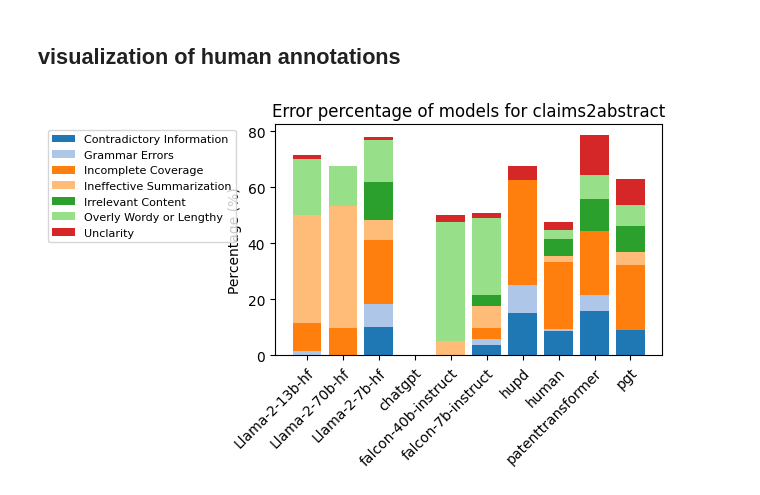
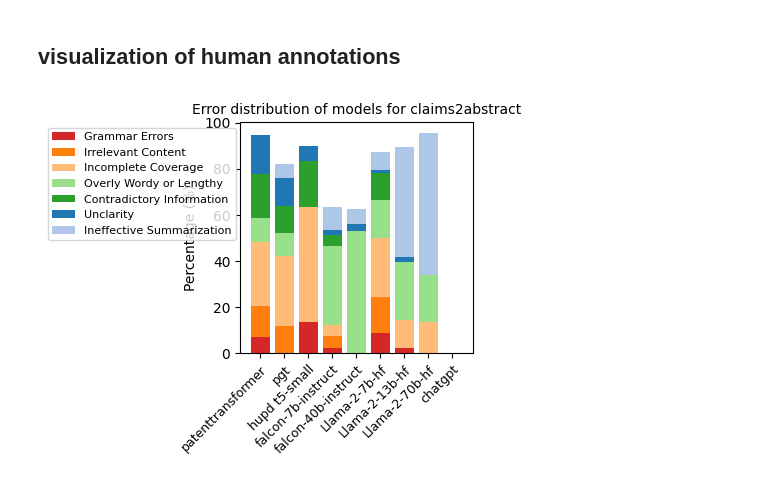
Before and after one commit to ZoeYou/PatentEval, a Jupyter notebook: human_eval/analysis_c2a.ipynb, the cells around one changed output. Drawn from its saved outputs; the diff is of its cells as text; code cells hidden in the pictures.

```diff
--- a/human_eval/analysis_c2a.ipynb
+++ b/human_eval/analysis_c2a.ipynb
@@ -86,12 +85,13 @@ for annot in annotated_data:
 # %%
 from collections import defaultdict
 
-# get all error types from annotations, and initialize the frequency of each error to 0
-default_errors = []
-for annotation in annotations:
-    for error in annotation["errors"]["dimension1"] + annotation["errors"]["dimension2"]:
-        default_errors.append(error)
-default_errors = sorted(set(default_errors)) + ["Correct"]
+default_errors = ["Grammar Errors",
+                  "Irrelevant Content (Deviation from Subject Matter)",
+                  "Incomplete Coverage (Missing Key Components)",
+                  "Overly Wordy or Lengthy (Inclusion of Unnecessary Details)",
+                  "Contradictory Information (Factual Errors)",
+                  "Unclarity (Vague or ambiguous descriptions)",
+                  "Ineffective Summarization (replication of claims)"] + ["Correct"]
 default_errors = {error.split("(")[0].strip(): 0 for error in default_errors}
 
 # calculate the frequency of each error from previous defined errors
@@ -102,7 +102,7 @@ for (model1, model2), annot in zip(model_pairs_annotated, annotations):
 
     for error in annot["errors"]["dimension1"]:
         errors[model1][error.split("(")[0].strip()] += 1
-        model_correct = False
+        model1_correct = False
     for error in annot["errors"]["dimension2"]:
         errors[model2][error.split("(")[0].strip()] += 1
         model2_correct = False
@@ -114,12 +114,24 @@ for (model1, model2), annot in zip(model_pairs_annotated, annotations):
         errors[model2]["Correct"] += 1
 
 
+
 # sort the errors by model name, normalize the frequency of errors by sum of error frequency of each model
-errors = sorted(errors.items(), key=lambda x: x[0])
-errors = [(model, {error: freq / sum(error_freq.values()) for error, freq in error_freq.items()}) for model, error_freq in errors]# if model != "orig"]
+desired_order_list = ['patenttransformer',
+                      'pgt',
+                      'hupd',
+                      'falcon-7b-instruct',
+                      'falcon-40b-instruct',
+                      'Llama-2-7b-hf',
+                      'Llama-2-13b-hf',
+                      'Llama-2-70b-hf',
+                      'chatgpt',
+                      'orig']
+
+errors = [(k, errors[k]) for k in desired_order_list]
+errors = [(model, {error: freq / sum(error_freq.values()) for error, freq in error_freq.items()}) for model, error_freq in errors if model != "orig"]
 
 # change "orig" to "human"
-errors = [(model.replace("orig", "human"), error_freq) for model, error_freq in errors]
+errors = [(model.replace("orig", "human").replace("hupd","hupd t5-small"), error_freq) for model, error_freq in errors]
 
 # # reorder model names by the frequency of correct
 # errors = sorted(errors, key=lambda x: x[1]["Correct"], reverse=True)
@@ -130,40 +142,39 @@ import numpy as np
 
 # Define the Tableau 20 color palette
 tableau20 = [
-    "#1f77b4", "#aec7e8", "#ff7f0e", "#ffbb78", "#2ca02c",
-    "#98df8a", "#d62728", "#ff9896", "#9467bd", "#c5b0d5",
+    "#d62728", "#ff7f0e", "#ffbb78", "#98df8a", "#2ca02c", "#1f77b4", "#aec7e8",
+     "#ff9896", "#9467bd", "#c5b0d5",
     "#8c564b", "#c49c94", "#e377c2", "#f7b6d2", "#7f7f7f",
     "#c7c7c7", "#bcbd22", "#dbdb8d", "#17becf", "#9edae5"
 ]
 
 # Fix size of the plot
-plt.figure(figsize=(5, 3))
+plt.figure(figsize=(3, 3))
 
 model_names, error_freqs = zip(*errors)
 error_names = list(error_freqs[0].keys())
 
 # Remove 'Correct' from error names for plotting
 if 'Correct' in error_names:
     error_names.remove('Correct')
 
 error_freqs = [[error_freq.get(error, 0) for error in error_names] for error_freq in error_freqs]
 error_freqs = np.array(error_freqs)
 # convert to percentage
 error_freqs *= 100
 
-
 bottom = np.zeros(len(model_names))
 for i, error_name in enumerate(error_names):
     color = tableau20[i % len(tableau20)]  # Cycle through Tableau 20 colors
     plt.bar(model_names, error_freqs[:, i], bottom=bottom, label=error_name, color=color)
     bottom += error_freqs[:, i]
 
-plt.xticks(rotation=45, ha="right", rotation_mode='anchor')
+plt.xticks(rotation=45, ha="right", rotation_mode='anchor', fontsize=9)
 plt.ylabel("Percentage (%)")
-plt.title("Error percentage of models for claims2abstract")
+plt.title("Error distribution of models for claims2abstract", fontsize=10)
 
 # put legend outside of the plot on the upper left
-plt.legend(bbox_to_anchor=(-0.6, 1), loc='upper left', ncol=1, fontsize=8)
+plt.legend(bbox_to_anchor=(-0.85, 1), loc='upper left', ncol=1, fontsize=8)
 plt.savefig('./figures/c2a_error_ratio', dpi=300)
 # %% [output]
-[figure, old version]
+[figure, new version]
```
Also changed, not shown: parts of 6 cells of this notebook, 15 other files.
